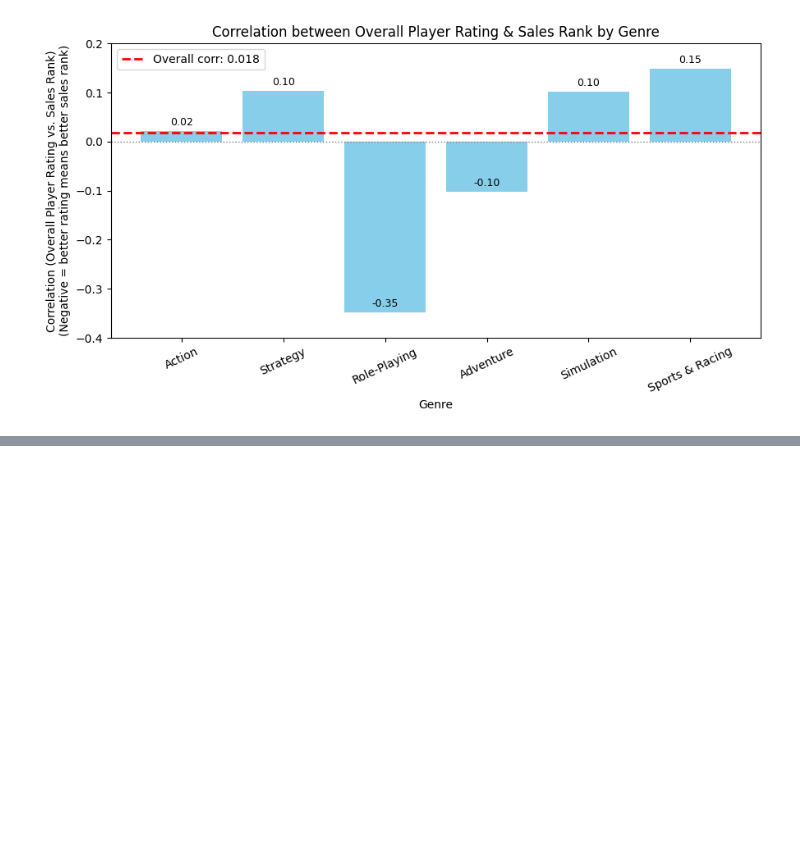
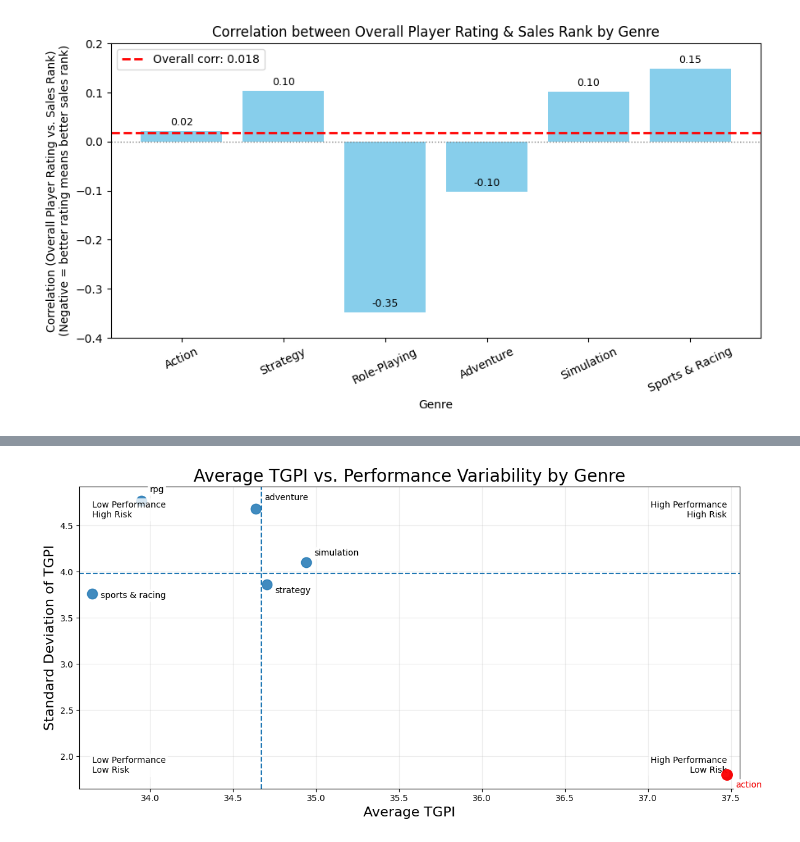
Before and after one commit to OfirBH/Steam_Final_Project, a Jupyter notebook: steam_final_project.ipynb, the cells around one changed output, grey strips where cells are left out. Drawn from its saved outputs; the diff is of its cells as text; code cells hidden in the pictures; blank space fills up the shorter version.

```diff
--- a/steam_final_project.ipynb
+++ b/steam_final_project.ipynb
@@ -2165,0 +2223,90 @@ Role-Playing   : 0.688
+# %%
+import matplotlib.pyplot as plt
+
+x_col = 'avg_tgpi'
+y_col = 'std_tgpi'
+label_col = 'normalized_genre'
+
+x_med = genre_kpi[x_col].median()
+y_med = genre_kpi[y_col].median()
+
+plt.figure(figsize=(12, 6))
+plt.scatter(genre_kpi[x_col], genre_kpi[y_col], s=140, alpha=0.85)
+
+# קווי חלוקה (quadrants)
+plt.axvline(x_med, linestyle='--')
+plt.axhline(y_med, linestyle='--')
+
+# הסטות ידניות לתוויות כדי למנוע חפיפה
+offsets = {
+    'action': (10, -15),
+    'simulation': (10, 8),
+    'strategy': (10, -10),
+    'adventure': (10, 10),
+    'rpg': (10, 10),
+    'sports & racing': (10, -5),
+}
+
+for _, r in genre_kpi.iterrows():
+    dx, dy = offsets.get(r[label_col], (8, 8))
+    plt.annotate(
+        r[label_col],
+        (r[x_col], r[y_col]),
+        textcoords="offset points",
+        xytext=(dx, dy),
+        ha='left',
+        fontsize=10,
+        bbox=dict(boxstyle='round,pad=0.2', fc='white', alpha=0.8, ec='none')
+    )
+
+# טקסט quadrants – בפינות, עם רקע לבן
+pad_x = (genre_kpi[x_col].max() - genre_kpi[x_col].min()) * 0.02
+pad_y = (genre_kpi[y_col].max() - genre_kpi[y_col].min()) * 0.05
+
+xmin, xmax = genre_kpi[x_col].min() - pad_x, genre_kpi[x_col].max() + pad_x
+ymin, ymax = genre_kpi[y_col].min() - pad_y, genre_kpi[y_col].max() + pad_y
+plt.xlim(xmin, xmax)
+plt.ylim(ymin, ymax)
+
+kw = dict(fontsize=10, bbox=dict(boxstyle='round,pad=0.25', fc='white', alpha=0.8, ec='none'))
+plt.text(xmin + pad_x, ymax - pad_y, "Low Performance\nHigh Risk", va='top', **kw)
+plt.text(xmin + pad_x, ymin + pad_y, "Low Performance\nLow Risk", va='bottom', **kw)
+plt.text(xmax - pad_x, ymax - pad_y, "High Performance\nHigh Risk", va='top', ha='right', **kw)
+plt.text(xmax - pad_x, ymin + pad_y, "High Performance\nLow Risk", va='bottom', ha='right', **kw)
+
+plt.title("Average TGPI vs. Performance Variability by Genre")
+plt.xlabel("Average TGPI")
+plt.ylabel("Standard Deviation of TGPI")
+plt.grid(True, alpha=0.25)
+# Highlight the "action" label and its point in red
+for _, r in genre_kpi.iterrows():
+    dx, dy = offsets.get(r[label_col], (8, 8))
+    if r[label_col] == 'action':
+        plt.annotate(
+            r[label_col],
+            (r[x_col], r[y_col]),
+            textcoords="offset points",
+            xytext=(dx, dy),
+            ha='left',
+            fontsize=10,
+            bbox=dict(boxstyle='round,pad=0.2', fc='white', alpha=0.8, ec='none'),
+            color='red'
+        )
+        plt.scatter(r[x_col], r[y_col], s=160, alpha=0.95, color='red', edgecolor='red', zorder=10)
+    else:
+        plt.annotate(
+            r[label_col],
+            (r[x_col], r[y_col]),
+            textcoords="offset points",
+            xytext=(dx, dy),
+            ha='left',
+            fontsize=10,
+            bbox=dict(boxstyle='round,pad=0.2', fc='white', alpha=0.8, ec='none')
+        )
+plt.title("Average TGPI vs. Performance Variability by Genre", fontsize=20)
+plt.xlabel("Average TGPI", fontsize=16)
+plt.ylabel("Standard Deviation of TGPI", fontsize=16)
+plt.tight_layout()
+plt.show(block=False)
+# %% [output]
+[figure, added]
```
Also changed, not shown: parts of 38 cells of this notebook.
